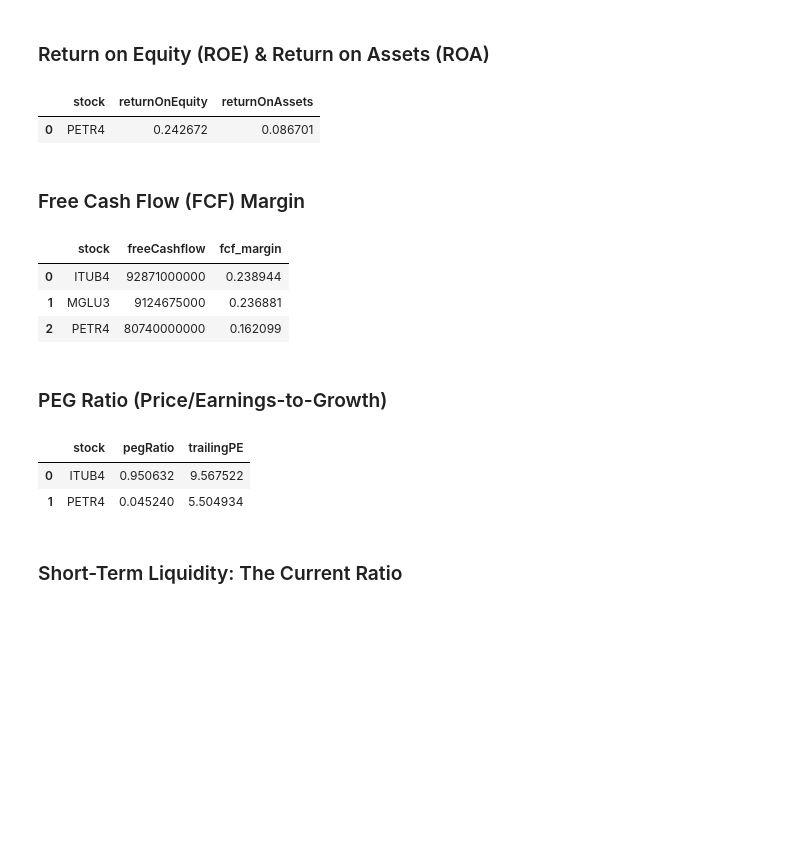
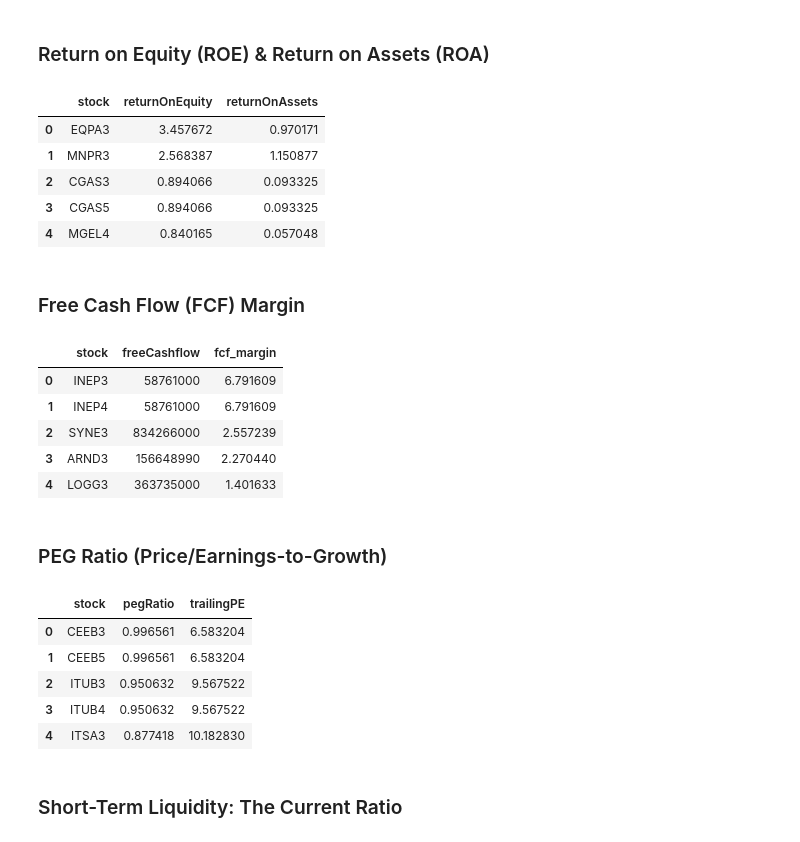
Before and after one commit to Henmachado/brapi_stocks, a Jupyter notebook: data_lake.ipynb, the cells around one changed output. Drawn from its saved outputs; the diff is of its cells as text; code cells hidden in the pictures; blank space fills up the shorter version.

```diff
--- a/data_lake.ipynb
+++ b/data_lake.ipynb
@@ -109,18 +119,23 @@ consistent_growth_df.toPandas().head()
 # %%
 # Ensure you are checking the latest quarter's efficiency
 efficiency_df = (
     spark.table("financialdatahistoryquarterly")
     .withColumn("rank", F.row_number().over(latest_window))
     .filter(F.col("rank") == 1)
     # Filters out highly distorted or negative equity anomalies
     .filter((F.col("returnOnEquity") > 0.15) & (F.col("returnOnAssets") > 0.05))
     .select("stock", "returnOnEquity", "returnOnAssets")
+    .orderBy("returnOnEquity", ascending=False)
 )
 
 efficiency_df.toPandas().head()
 # %% [output]
 |  | stock | returnOnEquity | returnOnAssets |
-| 0 | PETR4 | 0.242672 | 0.086701 |
+| 0 | EQPA3 | 3.457672 | 0.970171 |
+| 1 | MNPR3 | 2.568387 | 1.150877 |
+| 2 | CGAS3 | 0.894066 | 0.093325 |
+| 3 | CGAS5 | 0.894066 | 0.093325 |
+| 4 | MGEL4 | 0.840165 | 0.057048 |
 # %% [markdown]
 ### Free Cash Flow (FCF) Margin
 # %%
@@ -133,14 +148,17 @@ fcf_health_df = (
     .withColumn("fcf_margin", F.col("freeCashflow") / F.col("totalRevenue"))
     .filter(F.col("fcf_margin") > 0.10)
     .select("stock", "freeCashflow", "fcf_margin")
+    .orderBy("fcf_margin", ascending=False)
 )
 
 fcf_health_df.toPandas().head()
 # %% [output]
 |  | stock | freeCashflow | fcf_margin |
-| 0 | ITUB4 | 92871000000 | 0.238944 |
-| 1 | MGLU3 | 9124675000 | 0.236881 |
-| 2 | PETR4 | 80740000000 | 0.162099 |
+| 0 | INEP3 | 58761000 | 6.791609 |
+| 1 | INEP4 | 58761000 | 6.791609 |
+| 2 | SYNE3 | 834266000 | 2.557239 |
+| 3 | ARND3 | 156648990 | 2.270440 |
+| 4 | LOGG3 | 363735000 | 1.401633 |
 # %% [markdown]
 ### PEG Ratio (Price/Earnings-to-Growth)
 # %%
@@ -151,13 +169,17 @@ growth_valuation_df = (
     # Look for companies whose stock price isn't outrunning their earnings speed
     .filter((F.col("pegRatio") > 0) & (F.col("pegRatio") <= 1.0))
     .select("stock", "pegRatio", "trailingPE")
+    .orderBy("pegRatio", ascending=False)
 )
 
 growth_valuation_df.toPandas().head()
 # %% [output]
 |  | stock | pegRatio | trailingPE |
-| 0 | ITUB4 | 0.950632 | 9.567522 |
-| 1 | PETR4 | 0.045240 | 5.504934 |
+| 0 | CEEB3 | 0.996561 | 6.583204 |
+| 1 | CEEB5 | 0.996561 | 6.583204 |
+| 2 | ITUB3 | 0.950632 | 9.567522 |
+| 3 | ITUB4 | 0.950632 | 9.567522 |
+| 4 | ITSA3 | 0.877418 | 10.182830 |
 # %% [markdown]
 ### Short-Term Liquidity: The Current Ratio
 # %%
```
Also changed, not shown: parts of 7 cells of this notebook.
